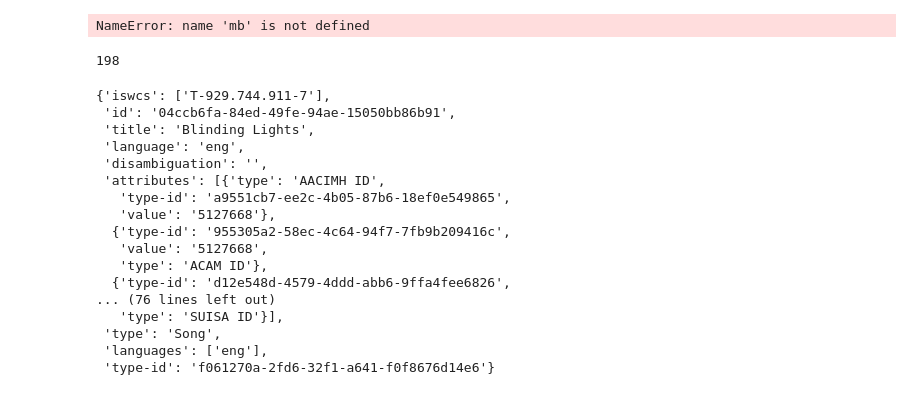
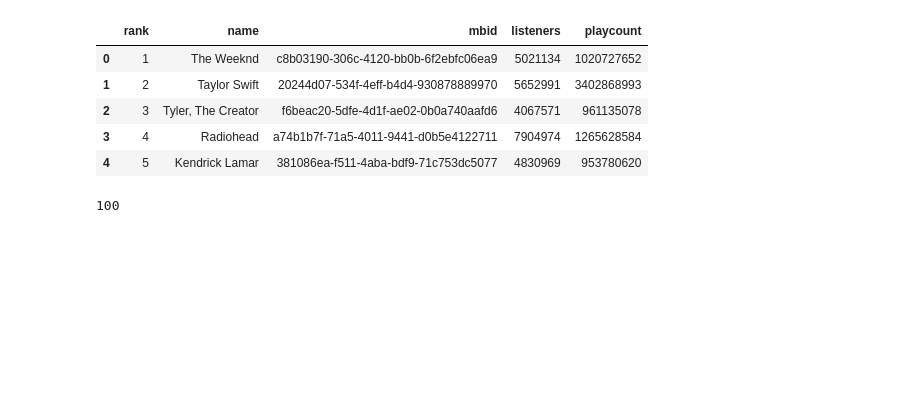
Before and after one commit to TheDeafOne/collaborative-success-research, a Jupyter notebook: experiments/testing_apis.ipynb, the cells around one changed output. Cells and saved outputs as stored; diff of their text form; code cells hidden in the pictures; blank space fills up the shorter version.

```diff
--- a/experiments/testing_apis.ipynb
+++ b/experiments/testing_apis.ipynb
@@ -17,0 +36,10 @@ NameError: name 'mb' is not defined
+# %%
+df = pd.read_csv('artists_top_100.csv')
+df.head()
+# %% [output]
+|  | rank | name | mbid | listeners | playcount |
+| 0 | 1 | The Weeknd | c8b03190-306c-4120-bb0b-6f2ebfc06ea9 | 5021134 | 1020727652 |
+| 1 | 2 | Taylor Swift | 20244d07-534f-4eff-b4d4-930878889970 | 5652991 | 3402868993 |
+| 2 | 3 | Tyler, The Creator | f6beac20-5dfe-4d1f-ae02-0b0a740aafd6 | 4067571 | 961135078 |
+| 3 | 4 | Radiohead | a74b1b7f-71a5-4011-9441-d0b5e4122711 | 7904974 | 1265628584 |
+| 4 | 5 | Kendrick Lamar | 381086ea-f511-4aba-bdf9-71c753dc5077 | 4830969 | 953780620 |
@@ -18,28 +48,8 @@ NameError: name 'mb' is not defined
 # %%
-works = mb.get_artist_works(test_mbid)
+multiple_artists = mb.stream_artists_songs_by_mbids(top_artists)
-# %% [output]
-NameError: name 'mb' is not defined
 # %%
-len(works)
+top_art = [mb.get_artist_songs_by_mbid(t) for t in top_artists]
-# %% [output]
-198
 # %%
-works[1]
+len(top_art)
 # %% [output]
-{'iswcs': ['T-929.744.911-7'],
- 'id': '04ccb6fa-84ed-49fe-94ae-15050bb86b91',
- 'title': 'Blinding Lights',
- 'language': 'eng',
- 'disambiguation': '',
- 'attributes': [{'type': 'AACIMH ID',
-   'type-id': 'a9551cb7-ee2c-4b05-87b6-18ef0e549865',
-   'value': '5127668'},
-  {'type-id': '955305a2-58ec-4c64-94f7-7fb9b209416c',
-   'value': '5127668',
-   'type': 'ACAM ID'},
-  {'type-id': 'd12e548d-4579-4ddd-abb6-9ffa4fee6826',
-... (76 lines left out)
-   'type': 'SUISA ID'}],
- 'type': 'Song',
- 'languages': ['eng'],
- 'type-id': 'f061270a-2fd6-32f1-a641-f0f8676d14e6'}
+100
```
Also changed, not shown: parts of 4 cells of this notebook, 1 other file.
